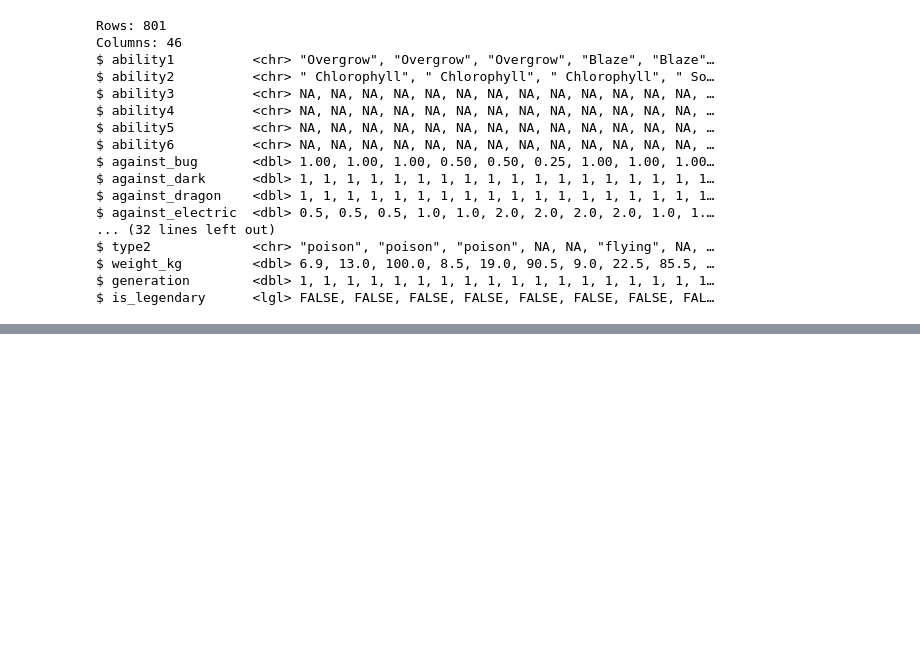
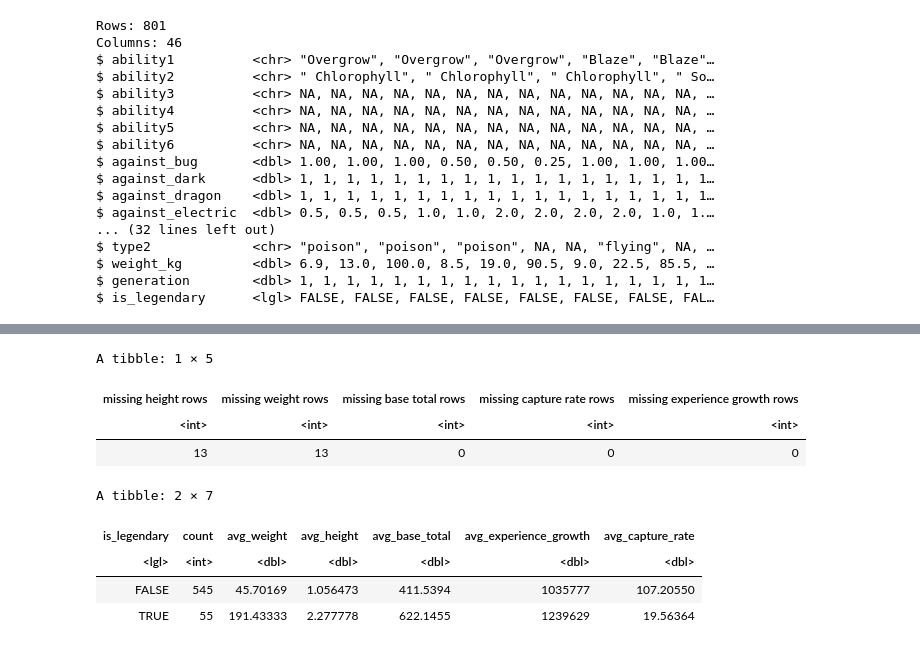
Before and after one commit to JerryMa0716/dsci-100-2023s1-group-17, a Jupyter notebook: test.ipynb, the cells around one changed output, grey strips where cells are left out. Cells and saved outputs as stored; diff of their text form; code cells hidden in the pictures; blank space fills up the shorter version.

Commit message:
added summary tables

```diff
--- a/test.ipynb
+++ b/test.ipynb
@@ -155,0 +157,59 @@ Warning message:
+# %%
+# number of legendaries and non legendaries
+
+num_legendaries <- pokemon_train |>
+                    group_by(is_legendary) |>
+                    summarize(count = n())
+
+weight_mean <- pokemon_train |>
+                    group_by(is_legendary) |>
+                    summarize(avg_weight = mean(weight_kg, na.rm = TRUE))
+
+height_mean <- pokemon_train |>
+                    group_by(is_legendary) |>
+                    summarize(avg_height = mean(height_m, na.rm = TRUE))
+base_total_mean <- pokemon_train |>
+                    group_by(is_legendary) |>
+                    summarize(avg_base_total = mean(base_total, na.rm = TRUE))
+
+exp_mean <- pokemon_train |>
+                    group_by(is_legendary) |>
+                    summarize(avg_experience_growth = mean(experience_growth, na.rm = TRUE))
+
+capture_mean <- pokemon_train |>
+                    group_by(is_legendary) |>
+                    summarize(avg_capture_rate = mean(capture_rate, na.rm = TRUE))
+
+num_NA_height <- sum(is.na(pokemon_train$height_m))
+num_NA_weight <- sum(is.na(pokemon_train$weight_kg))
+num_NA_base_total <- sum(is.na(pokemon_train$base_total))
+num_NA_capture_rate <- sum(is.na(pokemon_train$capture_rate))
+num_NA_experience_growth <- sum(is.na(pokemon_train$experience_growth))
+
+num_NA_vec <- c("missing height rows" = num_NA_height,
+                "missing weight rows" = num_NA_weight,
+                "missing base total rows" = num_NA_base_total,
+                "missing capture rate rows" = num_NA_capture_rate,
+                "missing experience growth rows" = num_NA_experience_growth)
+
+num_NA_table <- bind_rows(num_NA_vec)
+num_NA_table
+
+summary_table <- num_legendaries |>
+                    bind_cols(select(weight_mean, -is_legendary)) |>
+                    bind_cols(select(height_mean, -is_legendary)) |>
+                    bind_cols(select(base_total_mean, -is_legendary)) |>
+                    bind_cols(select(exp_mean, -is_legendary)) |>
+                    bind_cols(select(capture_mean, -is_legendary))
+
+summary_table
+# %% [output]
+A tibble: 1 × 5
+| missing height rows | missing weight rows | missing base total rows | missing capture rate rows | missing experience growth rows |
+| <int> | <int> | <int> | <int> | <int> |
+| 13 | 13 | 0 | 0 | 0 |
+A tibble: 2 × 7
+| is_legendary | count | avg_weight | avg_height | avg_base_total | avg_experience_growth | avg_capture_rate |
+| <lgl> | <int> | <dbl> | <dbl> | <dbl> | <dbl> | <dbl> |
+| FALSE | 545 | 45.70169 | 1.056473 | 411.5394 | 1035777 | 107.20550 |
+| TRUE | 55 | 191.43333 | 2.277778 | 622.1455 | 1239629 | 19.56364 |
```
Also changed, not shown: parts of 2 cells of this notebook.
